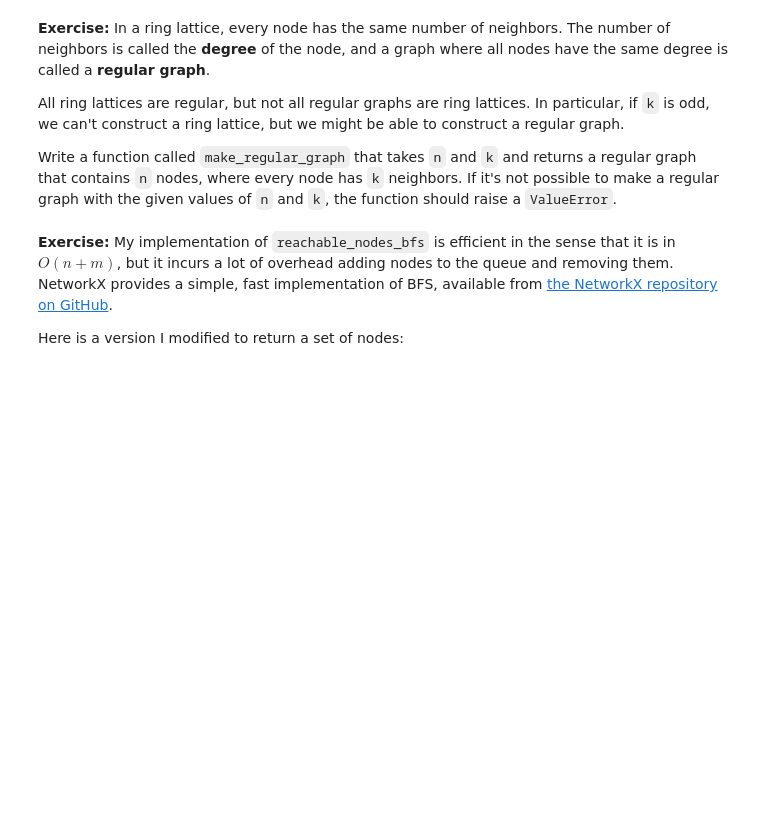
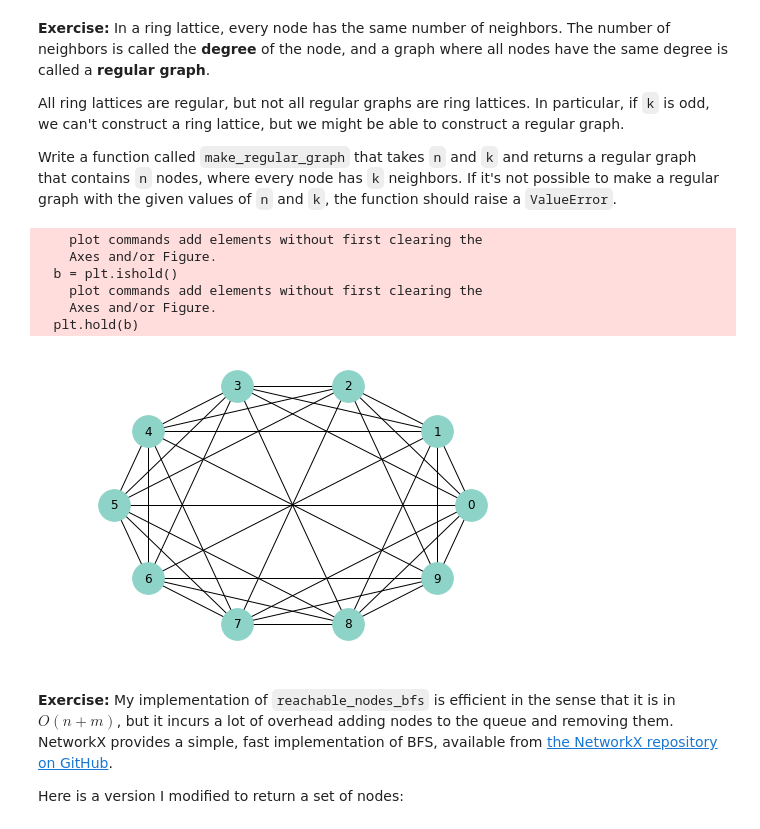
Before and after one commit to vickymmcd/ThinkComplexity2, a Jupyter notebook: code/chap03mine.ipynb, the cells around one changed output. Saved outputs shown, nothing was run; the diff lists cells and outputs as text; code cells hidden in the pictures; blank space fills up the shorter version.

```diff
--- a/code/chap03mine.ipynb
+++ b/code/chap03mine.ipynb
@@ -590,3 +593,12 @@ shortest_path_dijkstra(lattice, 0)
 All ring lattices are regular, but not all regular graphs are ring lattices.  In particular, if `k` is odd, we can't construct a ring lattice, but we might be able to construct a regular graph.
 
 Write a function called `make_regular_graph` that takes `n` and `k` and returns a regular graph that contains `n` nodes, where every node has `k` neighbors.  If it's not possible to make a regular graph with the given values of `n` and `k`, the function should raise a `ValueError`.
+# %%
+def opposite_edges(nodes):
+    n = len(nodes)
+    for i, u in enumerate(nodes):
+        # add half the number of nodes to current node to get one across
+        j = i + n//2
+        # wrap around when needed
+        v = nodes[j % n]
+        yield u, v
@@ -593,10 +607,14 @@ Write a function called `make_regular_graph` that takes `n` and `k` and returns
 # %%
-# figure out how to make regular graphs that aren't lattices/with odd k's
+# makes regular graphs
 def make_regular_graph(n, k):
     G = nx.Graph()
     nodes = range(n)
     G.add_nodes_from(nodes)
     if k % 2 == 0:
-        G.add_edges_from(adjacent_edges(nodes, k/2))
+        G.add_edges_from(adjacent_edges(nodes, k//2))
+    elif n % 2 == 0:
+        G.add_edges_from(adjacent_edges(nodes, k//2))
+        G.add_edges_from(opposite_edges(nodes))
     else:
         raise ValueError
+    return G
@@ -609,3 +621,20 @@ def make_regular_graph(n, k):
+# %%
+# Example regular graph
+regular_graph = make_regular_graph(10, 7)
+
+nx.draw_circular(regular_graph,
+                 node_color=COLORS[0],
+                 node_size=1000,
+                 with_labels=True)
+plt.savefig('chap03-ve1.pdf')
+# %% [output]
+    plot commands add elements without first clearing the
+    Axes and/or Figure.
+  b = plt.ishold()
+    plot commands add elements without first clearing the
+    Axes and/or Figure.
+  plt.hold(b)
+[figure, added]
 # %% [markdown]
 **Exercise:** My implementation of `reachable_nodes_bfs` is efficient in the sense that it is in $O(n + m)$, but it incurs a lot of overhead adding nodes to the queue and removing them.  NetworkX provides a simple, fast implementation of BFS, available from [the NetworkX repository on GitHub](https://github.com/networkx/networkx/blob/master/networkx/algorithms/components/connected.py).
 
```
Also changed, not shown: parts of 29 cells of this notebook.
